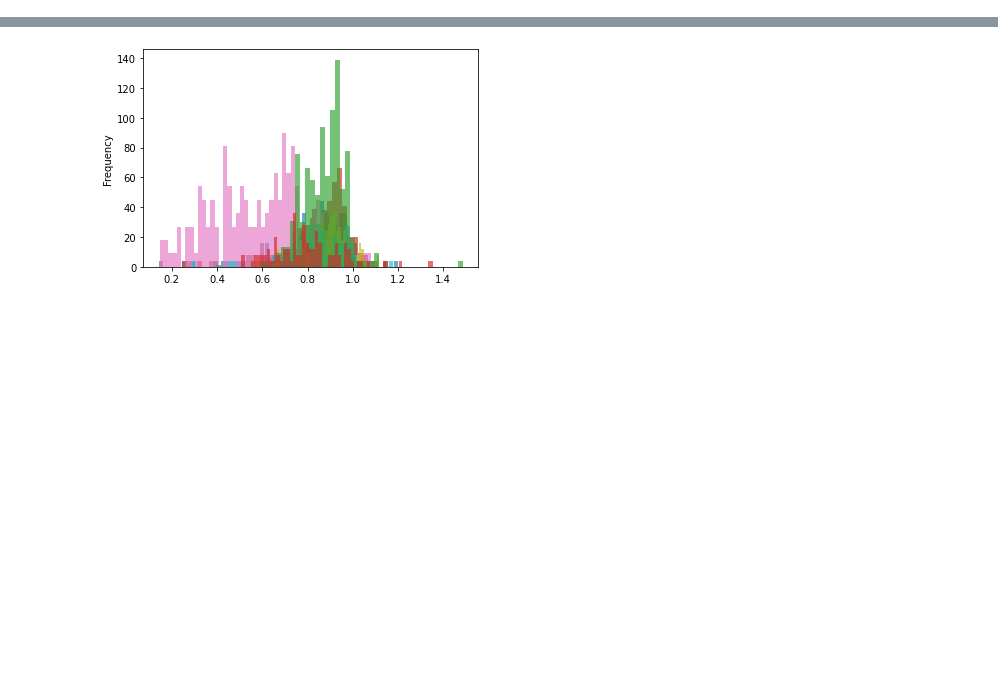
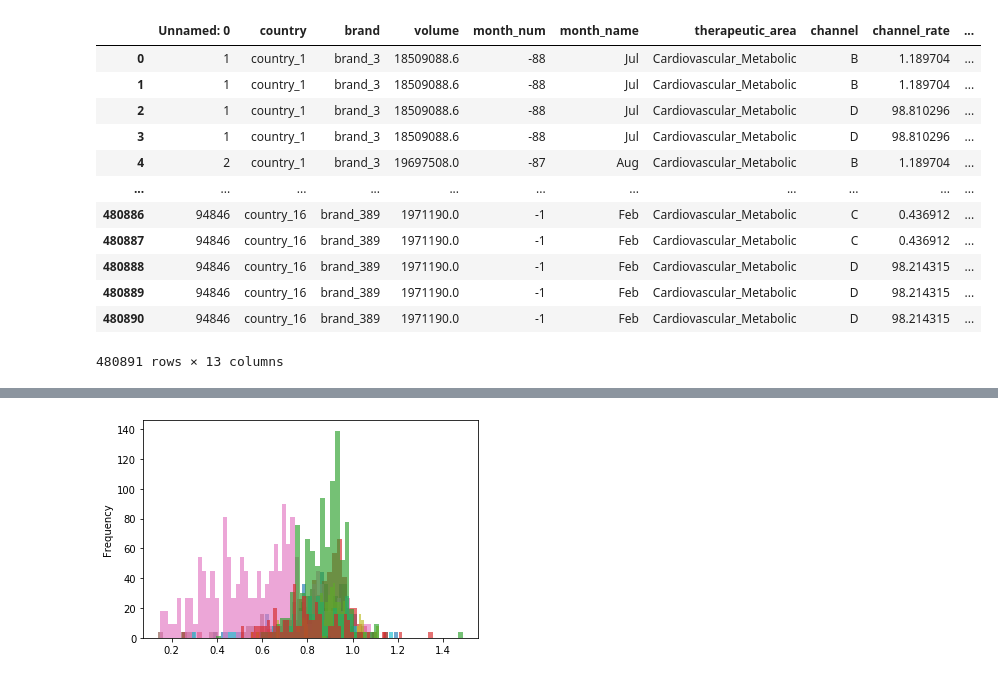
Before and after one commit to pat-alt/novartisDatathon, a Jupyter notebook: src/data_management/Eduard_Notebook.ipynb, the cells around one changed output, grey strips where cells are left out. Saved outputs shown, nothing was run; the diff lists cells and outputs as text; code cells hidden in the pictures; blank space fills up the shorter version.

```diff
--- a/src/data_management/Eduard_Notebook.ipynb
+++ b/src/data_management/Eduard_Notebook.ipynb
@@ -4,6 +4,22 @@
 from data_management import get_data
 
 gx_volume = get_data()
+# %%
+gx_volume
+# %% [output]
+|  | Unnamed: 0 | country | brand | volume | month_num | month_name | therapeutic_area | channel | channel_rate | ... |
+| 0 | 1 | country_1 | brand_3 | 18509088.6 | -88 | Jul | Cardiovascular_Metabolic | B | 1.189704 | ... |
+| 1 | 1 | country_1 | brand_3 | 18509088.6 | -88 | Jul | Cardiovascular_Metabolic | B | 1.189704 | ... |
+| 2 | 1 | country_1 | brand_3 | 18509088.6 | -88 | Jul | Cardiovascular_Metabolic | D | 98.810296 | ... |
+| 3 | 1 | country_1 | brand_3 | 18509088.6 | -88 | Jul | Cardiovascular_Metabolic | D | 98.810296 | ... |
+| 4 | 2 | country_1 | brand_3 | 19697508.0 | -87 | Aug | Cardiovascular_Metabolic | B | 1.189704 | ... |
+| ... | ... | ... | ... | ... | ... | ... | ... | ... | ... | ... |
+| 480886 | 94846 | country_16 | brand_389 | 1971190.0 | -1 | Feb | Cardiovascular_Metabolic | C | 0.436912 | ... |
+| 480887 | 94846 | country_16 | brand_389 | 1971190.0 | -1 | Feb | Cardiovascular_Metabolic | C | 0.436912 | ... |
+| 480888 | 94846 | country_16 | brand_389 | 1971190.0 | -1 | Feb | Cardiovascular_Metabolic | D | 98.214315 | ... |
+| 480889 | 94846 | country_16 | brand_389 | 1971190.0 | -1 | Feb | Cardiovascular_Metabolic | D | 98.214315 | ... |
+| 480890 | 94846 | country_16 | brand_389 | 1971190.0 | -1 | Feb | Cardiovascular_Metabolic | D | 98.214315 | ... |
+480891 rows × 13 columns
 # %%
 gx_volume[gx_volume['month_num'] == 0]['ratio'].plot.hist(bins=50, xlim=(0, 1.5))
 # %% [output]
```
Also changed, not shown: parts of 4 cells of this notebook, 7 other files.
